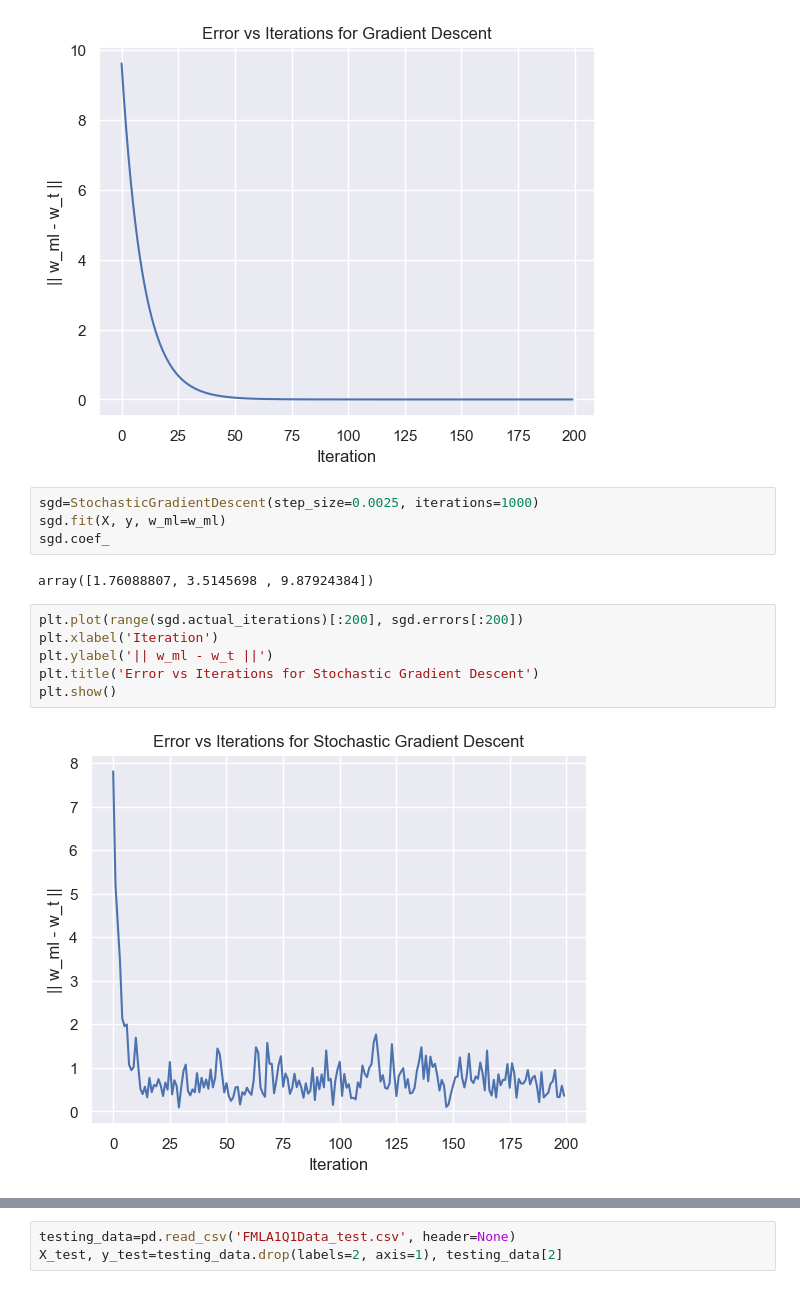
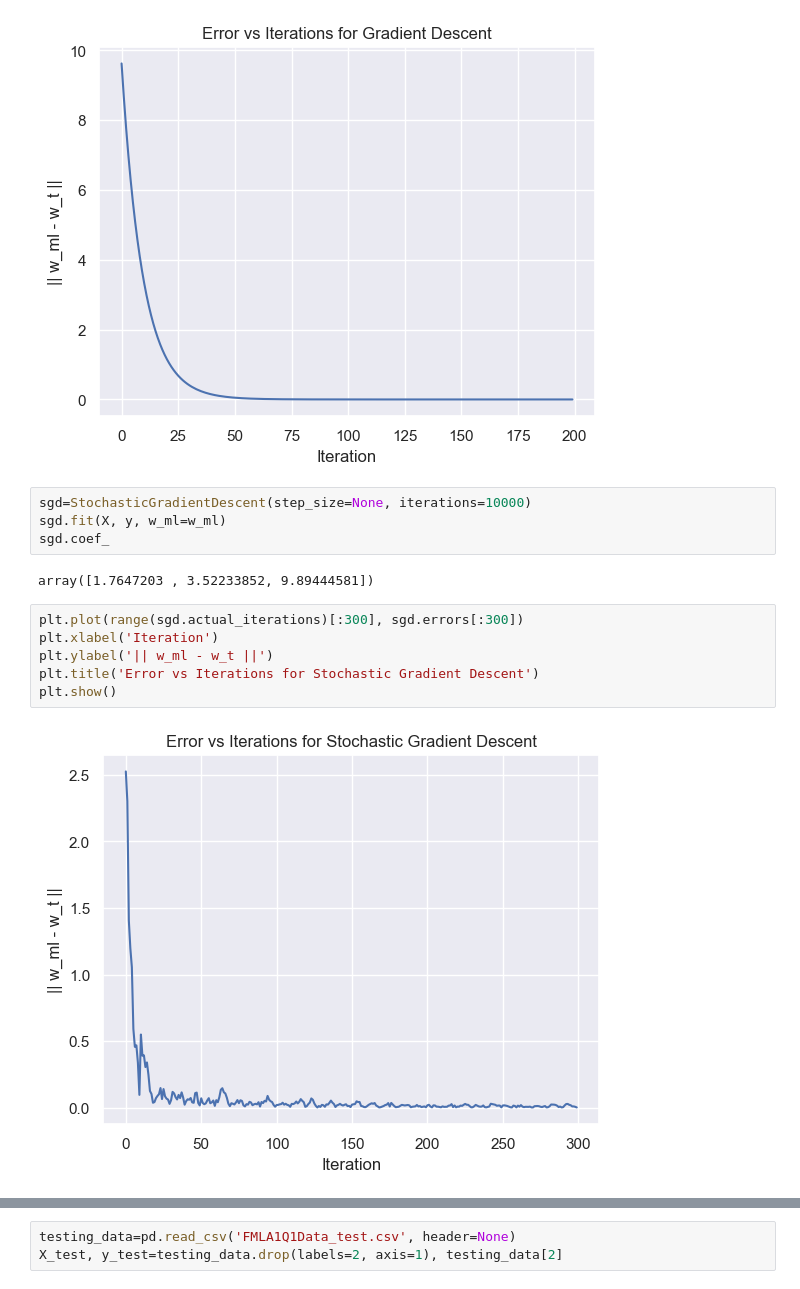
Before and after one commit to seg-fault123/ml, a Jupyter notebook: assignment1/da24c006.ipynb, the cells around one changed output, grey strips where cells are left out. Cells and saved outputs as stored; diff of their text form.

```diff
--- a/assignment1/da24c006.ipynb
+++ b/assignment1/da24c006.ipynb
@@ -42,17 +42,17 @@ plt.show()
 # %% [output]
 [figure]
 # %%
-sgd=StochasticGradientDescent(step_size=0.0025, iterations=1000)
+sgd=StochasticGradientDescent(step_size=None, iterations=10000)
 sgd.fit(X, y, w_ml=w_ml)
 sgd.coef_
 # %% [output]
-array([1.76088807, 3.5145698 , 9.87924384])
+array([1.7647203 , 3.52233852, 9.89444581])
 # %%
-plt.plot(range(sgd.actual_iterations)[:200], sgd.errors[:200])
+plt.plot(range(sgd.actual_iterations)[:300], sgd.errors[:300])
 plt.xlabel('Iteration')
 plt.ylabel('|| w_ml - w_t ||')
 plt.title('Error vs Iterations for Stochastic Gradient Descent')
 plt.show()
 # %% [output]
-[figure, old version]
+[figure, new version]
 # %%
```
Also changed, not shown: parts of 5 cells of this notebook, 7 other files.
